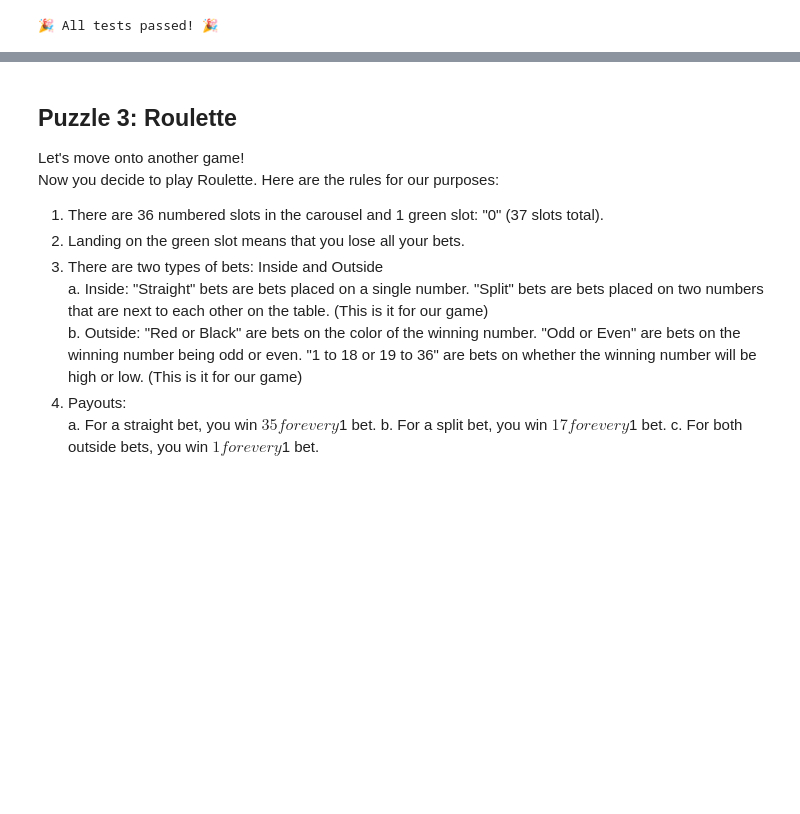
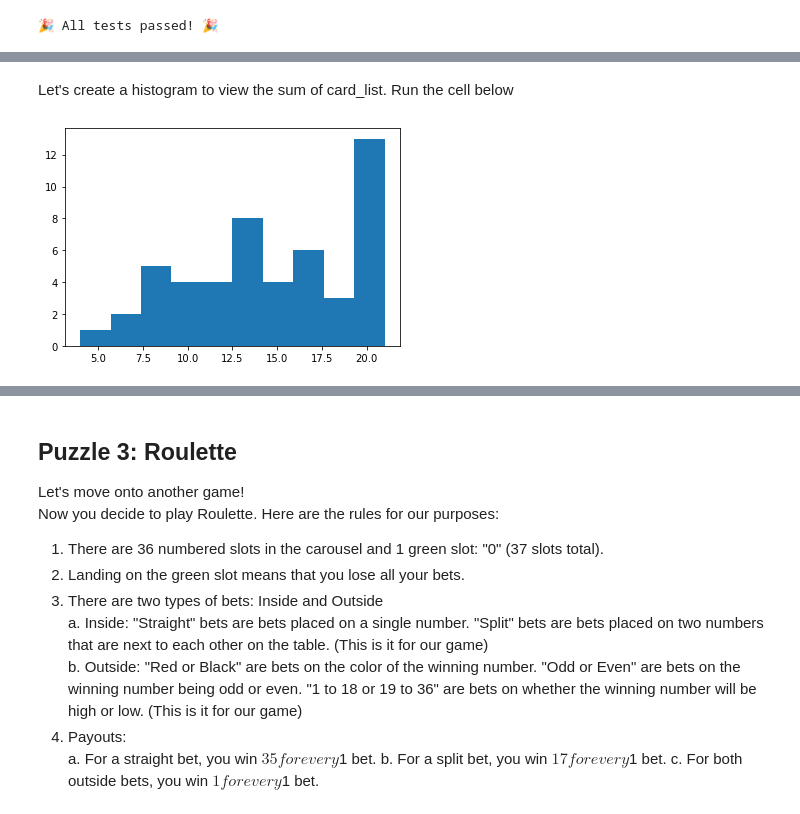
Before and after one commit to michellej15/stat107_lab_probability, a Jupyter notebook: lab_probability_new.ipynb, the cells around one changed output, grey strips where cells are left out. Saved outputs shown, nothing was run; the diff lists cells and outputs as text; code cells hidden in the pictures; blank space fills up the shorter version.

```diff
--- a/lab_probability_new.ipynb
+++ b/lab_probability_new.ipynb
@@ -204,0 +210,5 @@ print(f"{tada} All tests passed! {tada}")
+# %%
+import pandas as pd
+
+cards = pd.read_csv('cards.csv')
+cards
@@ -204,0 +235,10 @@ print(f"{tada} All tests passed! {tada}")
+# %%
+card_list = []
+value_list = []
+
+def draw_cards(n):
+    for i in range(n):
+        one_round = cards.sample(2)
+        drawn_cards = one_round.to_numpy().tolist()
+        card_list.append(drawn_cards)
+    return card_list
@@ -204,0 +247,3 @@ print(f"{tada} All tests passed! {tada}")
+# %%
+card_list = draw_cards(50)
+card_list
@@ -204,0 +268,19 @@ print(f"{tada} All tests passed! {tada}")
+# %% [markdown]
+Let's create a histogram to view the sum of card_list. Run the cell below
+# %%
+from matplotlib import pyplot as plt
+
+sum_cards = []
+groups = [card_list[i:i + 2] for i in range(0, len(card_list), 2)]
+for l in groups:
+    for element in l:
+        first = element[0]
+        second = element[1]
+        sums = first[1] + second[1]
+        sum_cards.append(sums)
+sum_cards = pd.DataFrame(sum_cards)
+sum_cards.columns = ['sum']
+plt.hist(sum_cards)
+plt.show()
+# %% [output]
+[figure, added]
```
Also changed, not shown: parts of 10 cells of this notebook, 1 other file.
